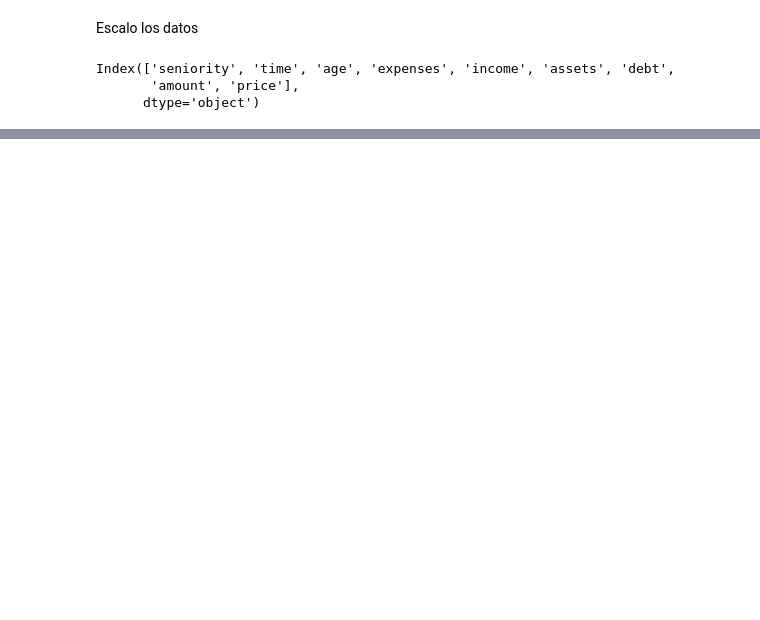
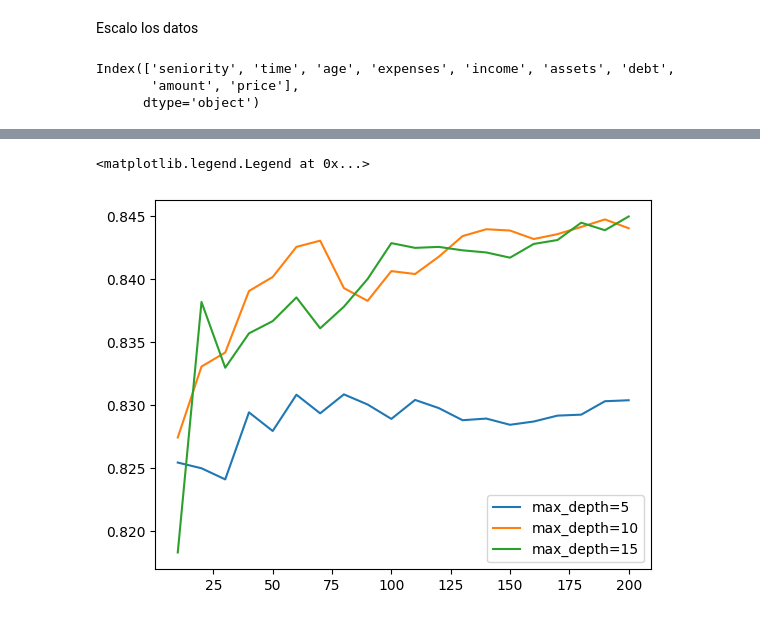
Before and after one commit to yesidexe/zoomcamp, a Jupyter notebook: proyectos/credit_scoring/notebooks/notebook1.ipynb, the cells around one changed output, grey strips where cells are left out. Cells and saved outputs as stored; diff of their text form; code cells hidden in the pictures; blank space fills up the shorter version.

```diff
--- a/proyectos/credit_scoring/notebooks/notebook1.ipynb
+++ b/proyectos/credit_scoring/notebooks/notebook1.ipynb
@@ -95,6 +98,8 @@ onehot = OneHotEncoder(sparse_output=False)
 df_encoding = onehot.fit_transform(df[columns_to_encoding])
 df_encoding = pd.DataFrame(df_encoding, columns=onehot.get_feature_names_out(columns_to_encoding))
 new_df = pd.concat([df, df_encoding], axis=1).drop(columns=columns_to_encoding, axis=1)
+# %%
+new_df = new_df.dropna()
 # %%
 X = new_df.drop(columns=['status'], axis=1).copy()
 y = new_df['status'].copy()
@@ -145,0 +149,7 @@ encoder, entrenamos, y auc
+# %%
+# n_estimators - number of models we want to use
+rf = RandomForestClassifier(n_estimators=10, random_state=1)
+rf.fit(x_train_scaled, y_train)
+
+y_pred = rf.predict_proba(x_valid_scaled)[:, 1]
+roc_auc_score(y_valid, y_pred)
@@ -145,0 +158,16 @@ encoder, entrenamos, y auc
+# %%
+from sklearn.ensemble import RandomForestClassifier
+scores = []
+
+for d in [5,10,15]:
+    for n in range(10,201,10):
+        rf = RandomForestClassifier(n_estimators=n, max_depth=d, random_state=1)
+        rf.fit(x_train_scaled, y_train)
+
+        y_pred = rf.predict_proba(x_valid_scaled)[:, 1]
+        auc = roc_auc_score(y_valid, y_pred)
+        scores.append((d, n, auc))
+
+columns = ['max_depth', 'n_estimators', 'auc']
+df_scores = pd.DataFrame(scores, columns=columns)
+df_scores
@@ -145,0 +192,11 @@ encoder, entrenamos, y auc
+# %%
+for d in [5, 10, 15]:
+    df_subset = df_scores[df_scores.max_depth == d]
+
+    plt.plot(df_subset.n_estimators, df_subset.auc,
+        label='max_depth=%d' % d)
+
+plt.legend()
+# %% [output]
+<matplotlib.legend.Legend at 0x...>
+[figure, added]
```
Also changed, not shown: parts of 8 cells of this notebook.
